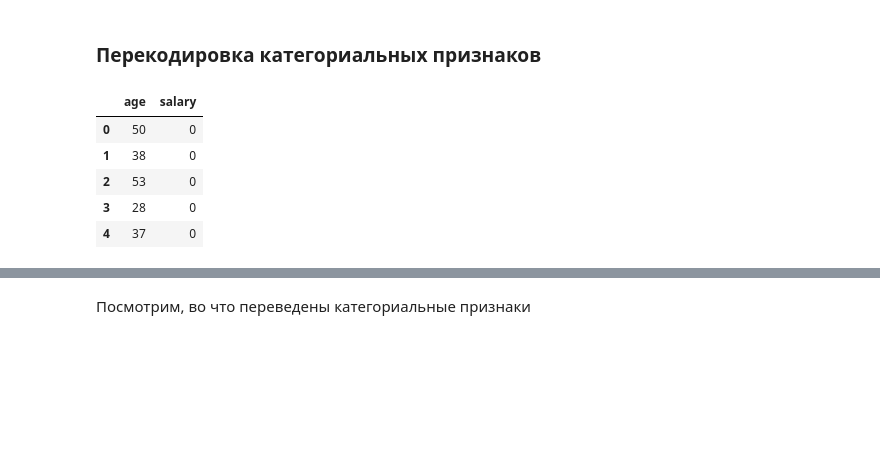
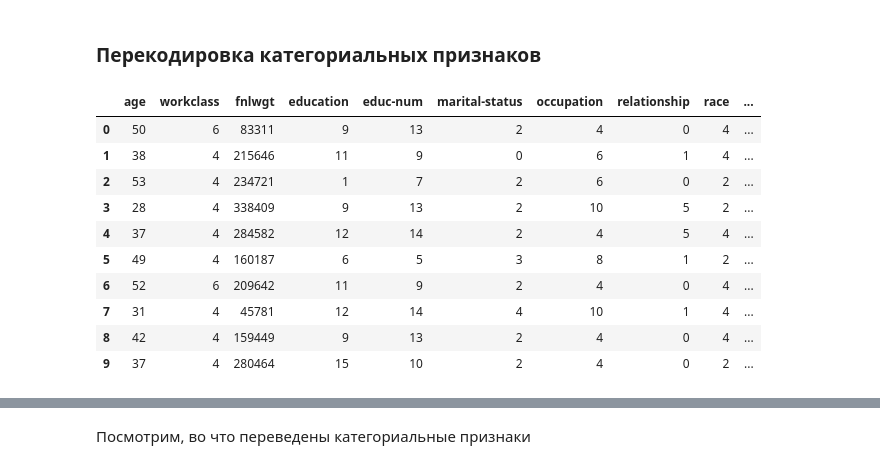
Before and after one commit to Skufler/machine-learning-course, a Jupyter notebook: salary_knn.ipynb, the cells around one changed output, grey strips where cells are left out. Saved outputs shown, nothing was run; the diff lists cells and outputs as text; code cells hidden in the pictures; blank space fills up the shorter version.

```diff
--- a/salary_knn.ipynb
+++ b/salary_knn.ipynb
@@ -55,8 +55,9 @@ df.head(5)
 # %%
  #тут ваш код
 plt.style.use('fivethirtyeight')
-df = pd.DataFrame(df, columns=('age salary').split())
+# df = pd.DataFrame(df, columns=('age salary').split())
 print(df.head(5))
+print(df.tail(5))
 
 plt.figure(figsize=(12, 12))
 
@@ -90,22 +102,27 @@ df.groupby('salary').count()[['age']]
 # %%
 def number_encode_features(init_df):
     result = init_df.copy()
     encoders = {}
     for column in result.columns:
         if result.dtypes[column] == np.object:
             encoders[column] = preprocessing.LabelEncoder()
             result[column] = encoders[column].fit_transform(result[column])
     return result, encoders
 
 encoded_data, encoders = number_encode_features(df) #тут ваш код
-encoded_data.head()
+encoded_data.head(10)
 # %% [output]
-|  | age | salary |
-| 0 | 50 | 0 |
-| 1 | 38 | 0 |
-| 2 | 53 | 0 |
-| 3 | 28 | 0 |
-| 4 | 37 | 0 |
+|  | age | workclass | fnlwgt | education | educ-num | marital-status | occupation | relationship | race | ... |
+| 0 | 50 | 6 | 83311 | 9 | 13 | 2 | 4 | 0 | 4 | ... |
+| 1 | 38 | 4 | 215646 | 11 | 9 | 0 | 6 | 1 | 4 | ... |
+| 2 | 53 | 4 | 234721 | 1 | 7 | 2 | 6 | 0 | 2 | ... |
+| 3 | 28 | 4 | 338409 | 9 | 13 | 2 | 10 | 5 | 2 | ... |
+| 4 | 37 | 4 | 284582 | 12 | 14 | 2 | 4 | 5 | 4 | ... |
+| 5 | 49 | 4 | 160187 | 6 | 5 | 3 | 8 | 1 | 2 | ... |
+| 6 | 52 | 6 | 209642 | 11 | 9 | 2 | 4 | 0 | 4 | ... |
+| 7 | 31 | 4 | 45781 | 12 | 14 | 4 | 10 | 1 | 4 | ... |
+| 8 | 42 | 4 | 159449 | 9 | 13 | 2 | 4 | 0 | 4 | ... |
+| 9 | 37 | 4 | 280464 | 15 | 10 | 2 | 4 | 0 | 2 | ... |
 # %%
 from sklearn.datasets import load_iris
 from sklearn.datasets import load_wine
```
Also changed, not shown: parts of 22 cells of this notebook.
